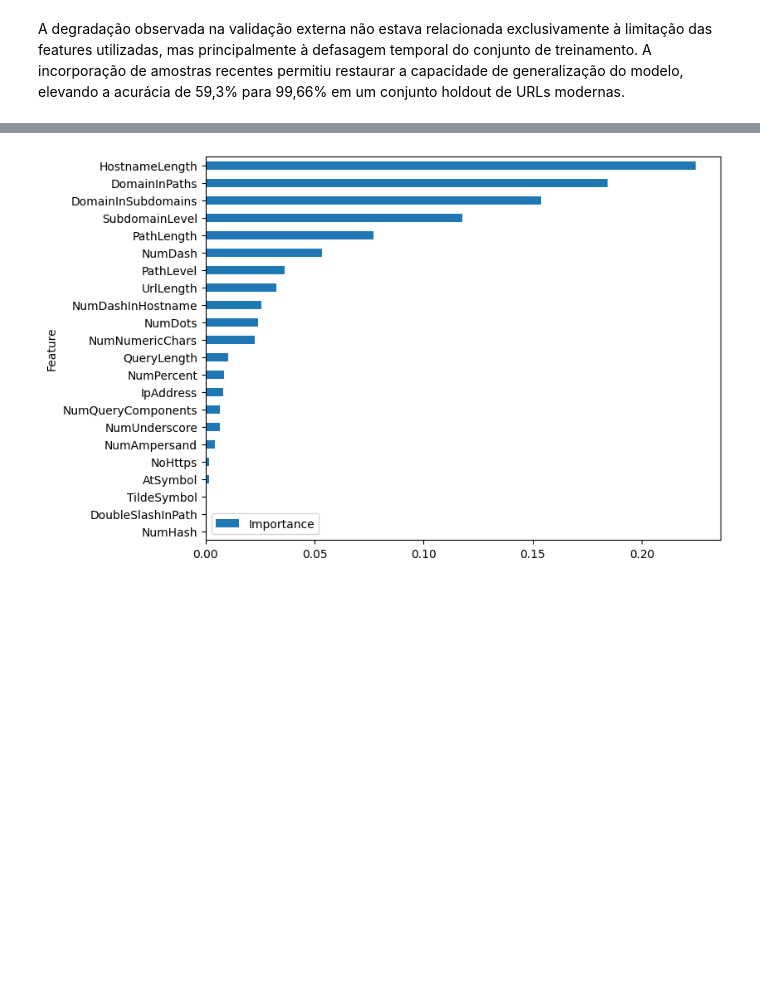
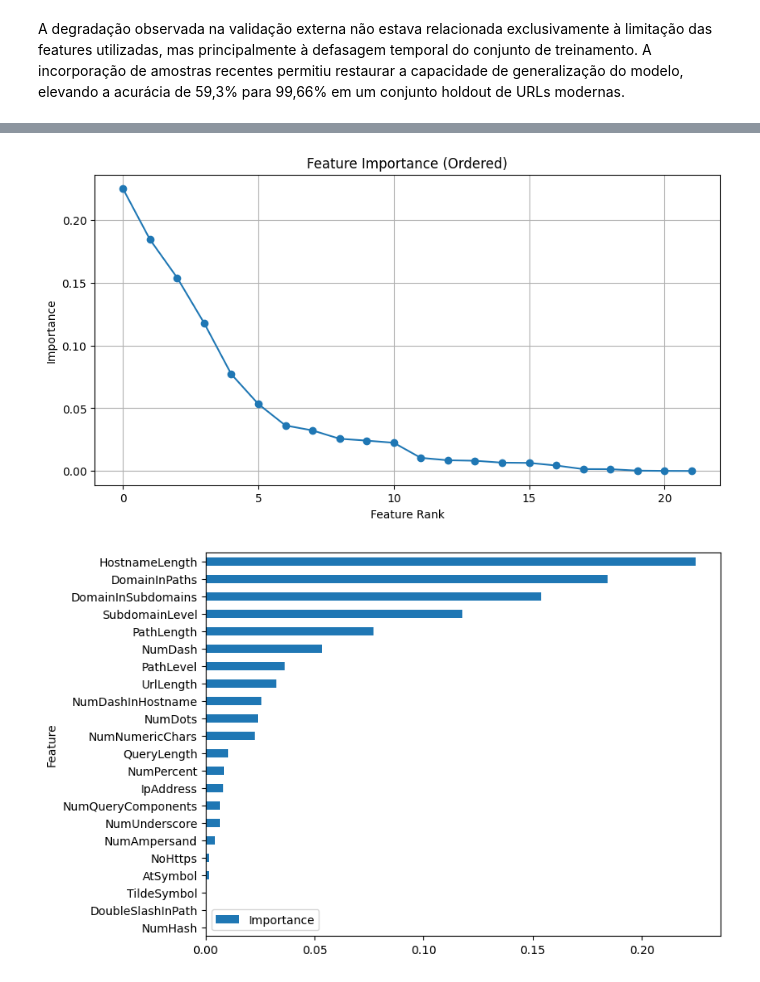
Before and after one commit to barlettab/phishing-machine-learning-cyber, a Jupyter notebook: ml/notebooks_v2/scenario_3a1.ipynb, the cells around one changed output, grey strips where cells are left out. Cells and saved outputs as stored; diff of their text form; code cells hidden in the pictures; blank space fills up the shorter version.

```diff
--- a/ml/notebooks_v2/scenario_3a1.ipynb
+++ b/ml/notebooks_v2/scenario_3a1.ipynb
@@ -281,3 +285,19 @@ feature_importance.sort_values(
+# %%
+plt.figure(figsize=(10,5))
+
+plt.plot(
+    feature_importance["Importance"],
+    marker="o"
+)
+
+plt.title("Feature Importance (Ordered)")
+plt.xlabel("Feature Rank")
+plt.ylabel("Importance")
+plt.grid(True)
+
+plt.show()
+# %% [output]
+[figure, added]
 # %%
 feature_importance.sort_values(
     by="Importance",
```
Also changed, not shown: parts of 6 cells of this notebook, 1 other file.
